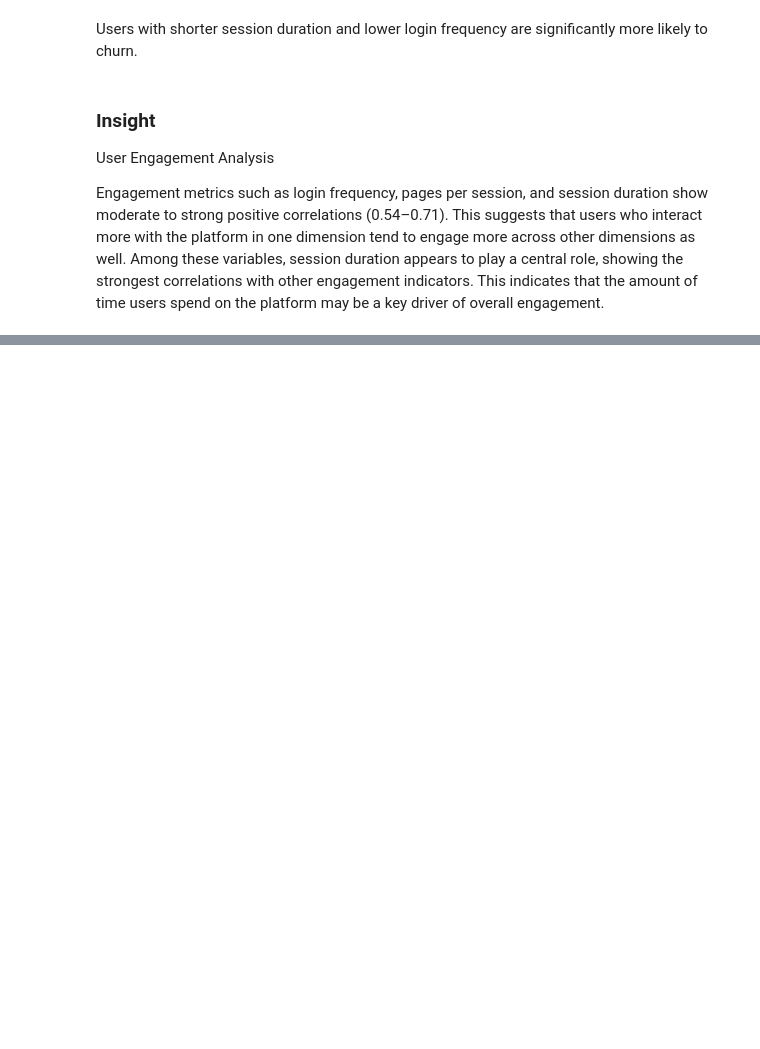
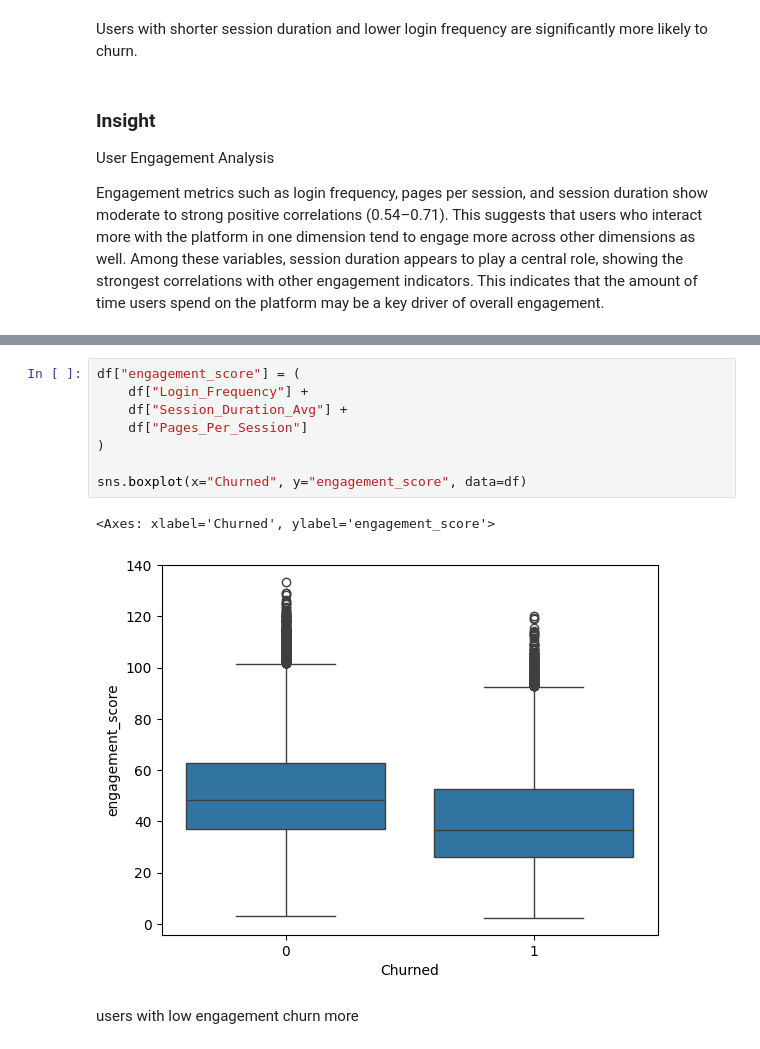
Before and after one commit to ppts2545/Eccommerce-Customer-Behavior-Dataset, a Jupyter notebook: notebooks/03_eda/eda1/01_eda_on_engagement measure.ipynb, the cells around one changed output, grey strips where cells are left out. Saved outputs shown, nothing was run; the diff lists cells and outputs as text; blank space fills up the shorter version.

Commit message:
check more on median on eda engagement

```diff
--- a/notebooks/03_eda/eda1/01_eda_on_engagement measure.ipynb
+++ b/notebooks/03_eda/eda1/01_eda_on_engagement measure.ipynb
@@ -408,0 +505,13 @@ Engagement metrics such as login frequency, pages per session, and session durat
+# %%
+df["engagement_score"] = (
+    df["Login_Frequency"] +
+    df["Session_Duration_Avg"] +
+    df["Pages_Per_Session"]
+)
+
+sns.boxplot(x="Churned", y="engagement_score", data=df)
+# %% [output]
+<Axes: xlabel='Churned', ylabel='engagement_score'>
+[figure, added]
+# %% [markdown]
+users with low engagement churn more
```
Also changed, not shown: parts of 15 cells of this notebook, 1 other file.
